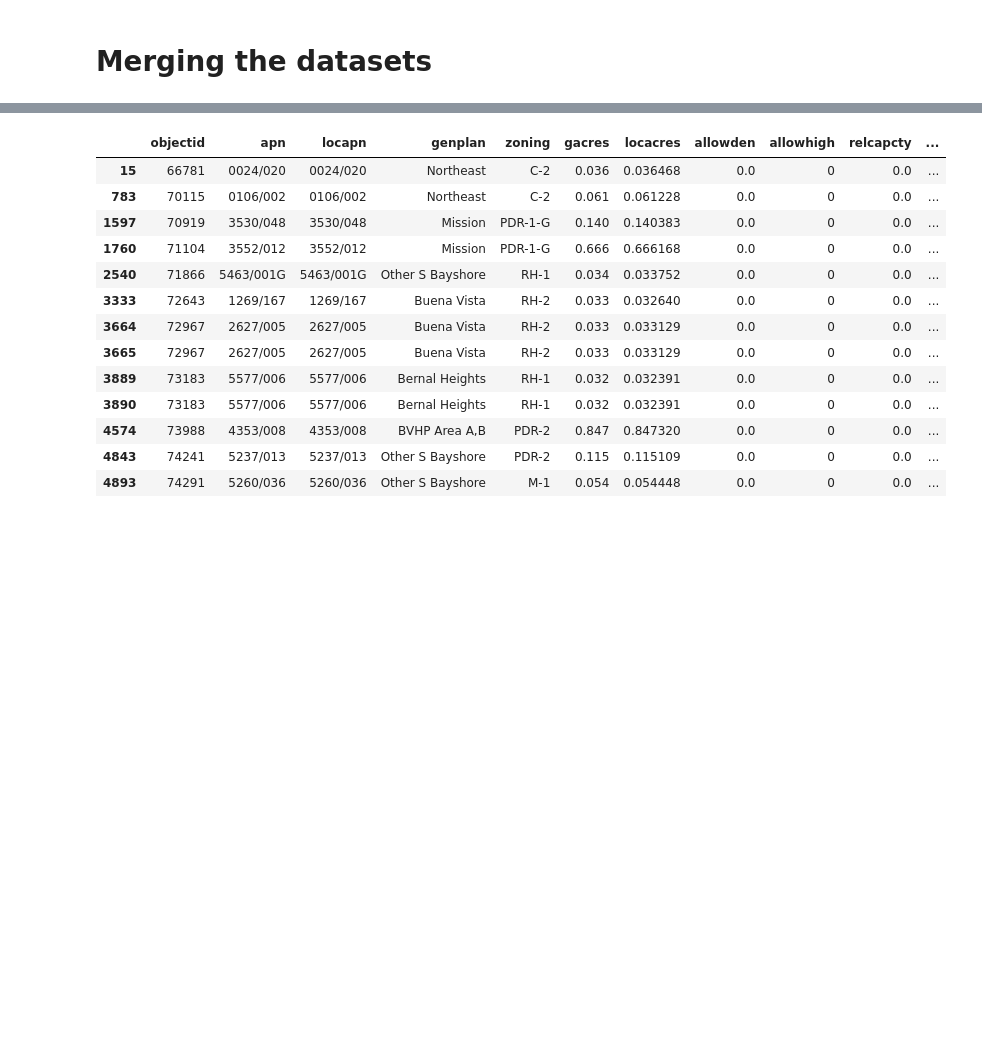
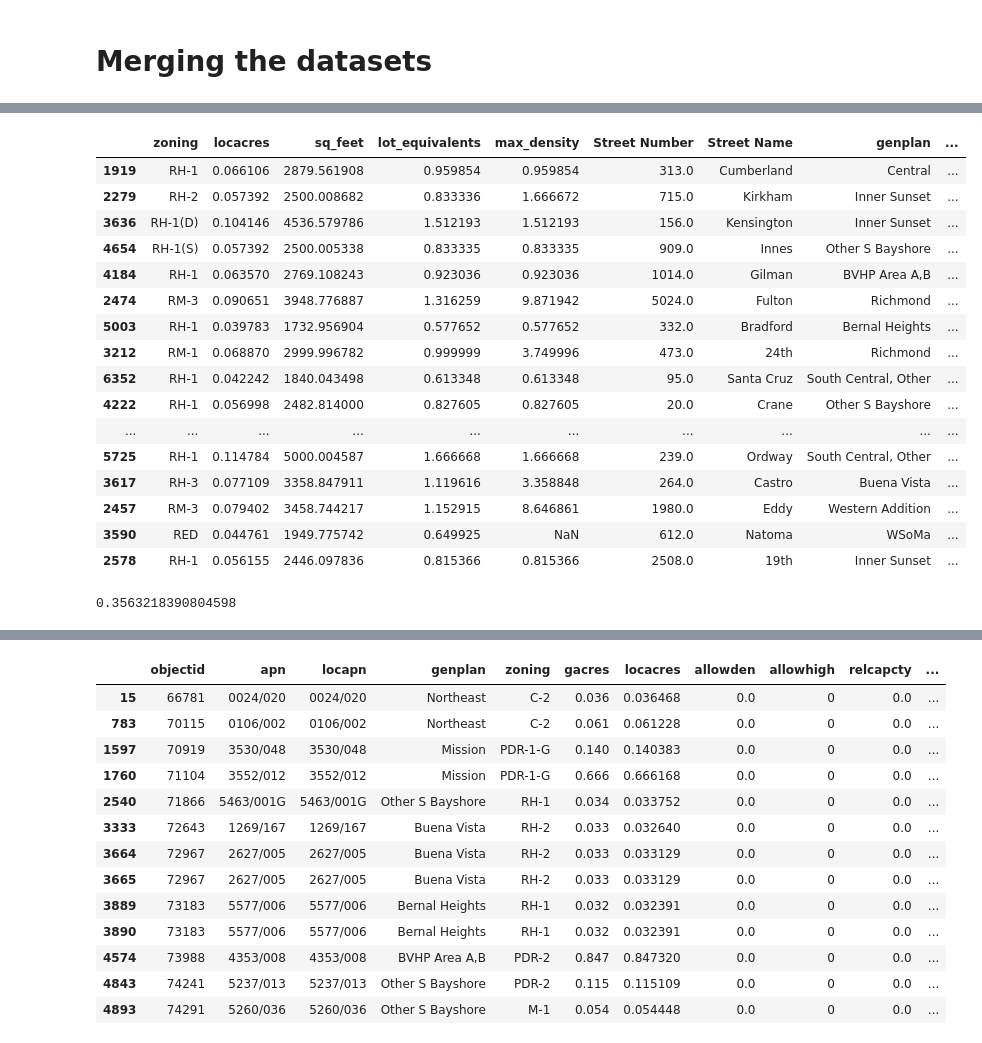
Before and after one commit to YIMBYdata/housing-elements, a Jupyter notebook: SF Housing Element.ipynb, the cells around one changed output, grey strips where cells are left out. Saved outputs shown, nothing was run; the diff lists cells and outputs as text; code cells hidden in the pictures; blank space fills up the shorter version.

```diff
--- a/SF Housing Element.ipynb
+++ b/SF Housing Element.ipynb
@@ -213,0 +381,30 @@ merged_df = sf_sites.merge(
+# %%
+merged_df[
+    (merged_df['zoning_use'] == 'R')
+    & (merged_df['_merge'] == 'both')
+][interesting_columns].sample(30)
+# %% [output]
+|  | zoning | locacres | sq_feet | lot_equivalents | max_density | Street Number | Street Name | genplan | ... |
+| 1919 | RH-1 | 0.066106 | 2879.561908 | 0.959854 | 0.959854 | 313.0 | Cumberland | Central | ... |
+| 2279 | RH-2 | 0.057392 | 2500.008682 | 0.833336 | 1.666672 | 715.0 | Kirkham | Inner Sunset | ... |
+| 3636 | RH-1(D) | 0.104146 | 4536.579786 | 1.512193 | 1.512193 | 156.0 | Kensington | Inner Sunset | ... |
+| 4654 | RH-1(S) | 0.057392 | 2500.005338 | 0.833335 | 0.833335 | 909.0 | Innes | Other S Bayshore | ... |
+| 4184 | RH-1 | 0.063570 | 2769.108243 | 0.923036 | 0.923036 | 1014.0 | Gilman | BVHP Area A,B | ... |
+| 2474 | RM-3 | 0.090651 | 3948.776887 | 1.316259 | 9.871942 | 5024.0 | Fulton | Richmond | ... |
+| 5003 | RH-1 | 0.039783 | 1732.956904 | 0.577652 | 0.577652 | 332.0 | Bradford | Bernal Heights | ... |
+| 3212 | RM-1 | 0.068870 | 2999.996782 | 0.999999 | 3.749996 | 473.0 | 24th | Richmond | ... |
+| 6352 | RH-1 | 0.042242 | 1840.043498 | 0.613348 | 0.613348 | 95.0 | Santa Cruz | South Central, Other | ... |
+| 4222 | RH-1 | 0.056998 | 2482.814000 | 0.827605 | 0.827605 | 20.0 | Crane | Other S Bayshore | ... |
+| ... | ... | ... | ... | ... | ... | ... | ... | ... | ... |
+| 5725 | RH-1 | 0.114784 | 5000.004587 | 1.666668 | 1.666668 | 239.0 | Ordway | South Central, Other | ... |
+| 3617 | RH-3 | 0.077109 | 3358.847911 | 1.119616 | 3.358848 | 264.0 | Castro | Buena Vista | ... |
+| 2457 | RM-3 | 0.079402 | 3458.744217 | 1.152915 | 8.646861 | 1980.0 | Eddy | Western Addition | ... |
+| 3590 | RED | 0.044761 | 1949.775742 | 0.649925 | NaN | 612.0 | Natoma | WSoMa | ... |
+| 2578 | RH-1 | 0.056155 | 2446.097836 | 0.815366 | 0.815366 | 2508.0 | 19th | Inner Sunset | ... |
+# %%
+merged_df[
+    (merged_df['zoning_use'] == 'R')
+    & (merged_df['_merge'] == 'both')
+].eval('relcapcty > max_density').mean()
+# %% [output]
+0.3563218390804598
```
Also changed, not shown: parts of 17 cells of this notebook.
